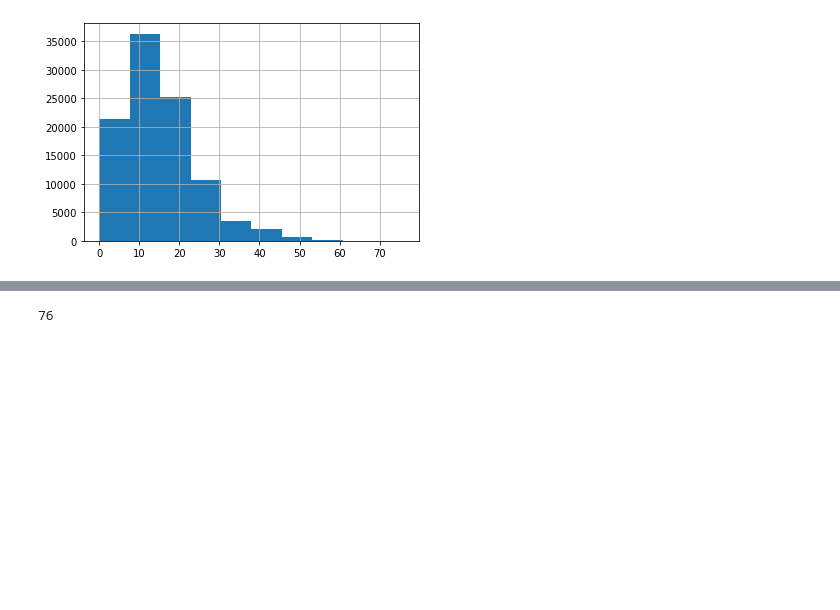
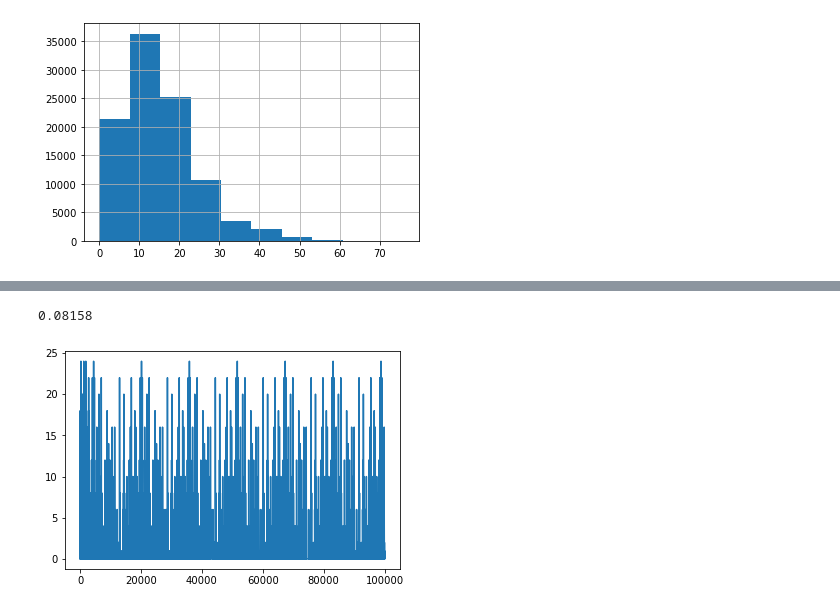
Before and after one commit to linus-md/REU, a Jupyter notebook: neural_count.ipynb, the cells around one changed output, grey strips where cells are left out. Cells and saved outputs as stored; diff of their text form; code cells hidden in the pictures; blank space fills up the shorter version.

```diff
--- a/neural_count.ipynb
+++ b/neural_count.ipynb
@@ -110,7 +113,7 @@ keras.models.save_model(model, "model_1000_1000_136_v3.h5")
 # model = keras.models.load_model("/Users/las/Documents/GitHub/REU/model_1000_1000_136_v2.h5", compile=False)
 # %%
 # data = data.drop('prediction', axis=1)
-predictions = np.argmax(model.predict(param), axis=1)
+predictions = 2*np.argmax(model.predict(param), axis=1)
 data.insert(19, 'predictions', predictions)
 # %%
 data.counts.hist()
@@ -125,4 +127,0 @@ data.predictions.hist()
-# %%
-max(data.counts)
-# %% [output]
-76
@@ -128,0 +133,7 @@ max(data.counts)
+# %%
+delta = abs(np.array(data.counts[:]) - np.array(data.predictions[:]))
+plt.plot(delta)
+print(sum(delta)/len(delta))
+# %% [output]
+0.08158
+[figure, added]
```
Also changed, not shown: parts of 11 cells of this notebook, 2 other files.
